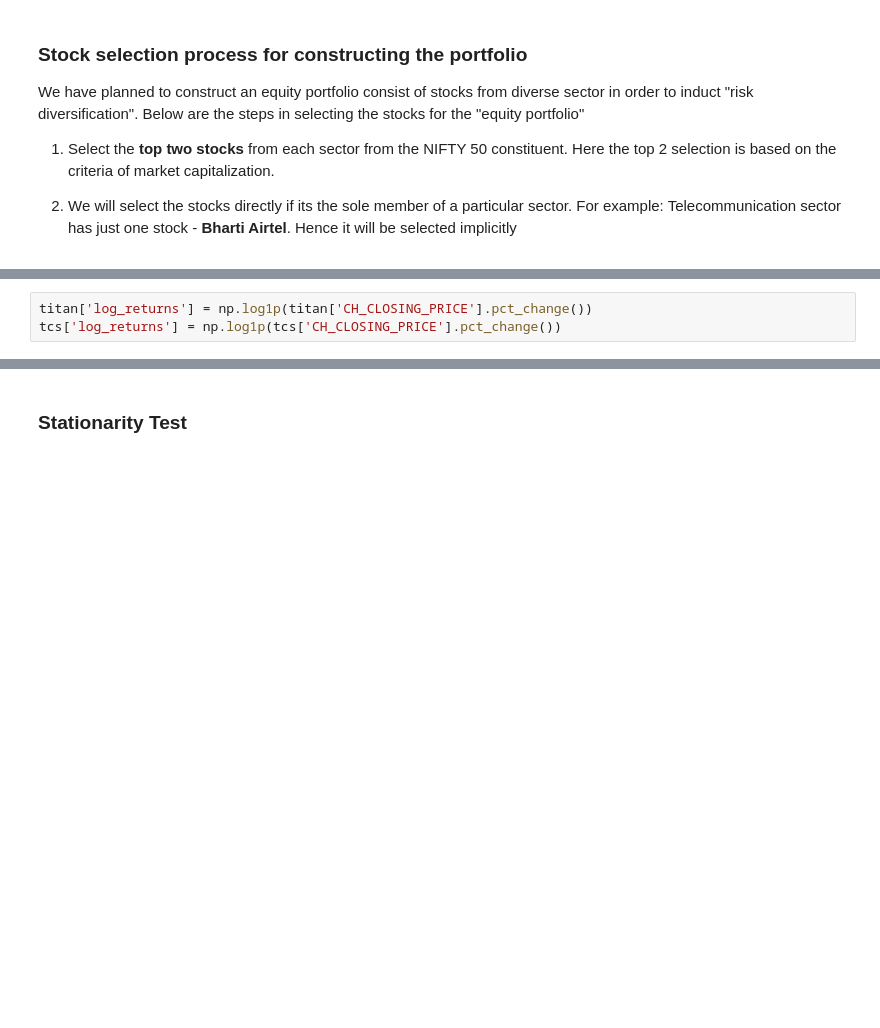
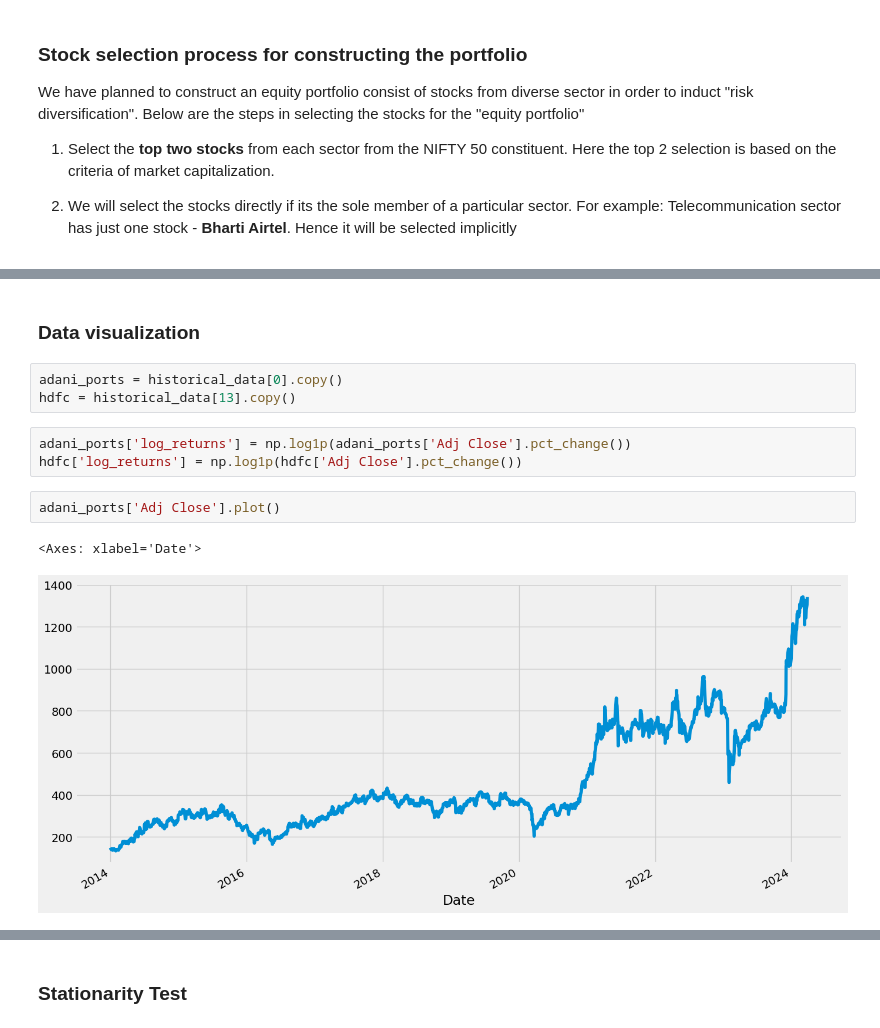
Before and after one commit to sai-phyo-hein/Hybrid_Transformer_for_Portfolio_Allocation, a Jupyter notebook: EDA_and_Data_Preparation.ipynb, the cells around one changed output, grey strips where cells are left out. Drawn from its saved outputs; the diff is of its cells as text; blank space fills up the shorter version.

```diff
--- a/EDA_and_Data_Preparation.ipynb
+++ b/EDA_and_Data_Preparation.ipynb
@@ -291,4 +381,14 @@ filtered_df.groupby('industry').head(2)
+# %% [markdown]
+### Data visualization
+# %%
+adani_ports = historical_data[0].copy()
+hdfc = historical_data[13].copy()
 # %%
-titan['log_returns'] = np.log1p(titan['CH_CLOSING_PRICE'].pct_change())
-tcs['log_returns'] = np.log1p(tcs['CH_CLOSING_PRICE'].pct_change())
+adani_ports['log_returns'] = np.log1p(adani_ports['Adj Close'].pct_change())
+hdfc['log_returns'] = np.log1p(hdfc['Adj Close'].pct_change())
+# %%
+adani_ports['Adj Close'].plot()
+# %% [output]
+<Axes: xlabel='Date'>
+[figure, added]
 # %%
```
Also changed, not shown: parts of 32 cells of this notebook.
